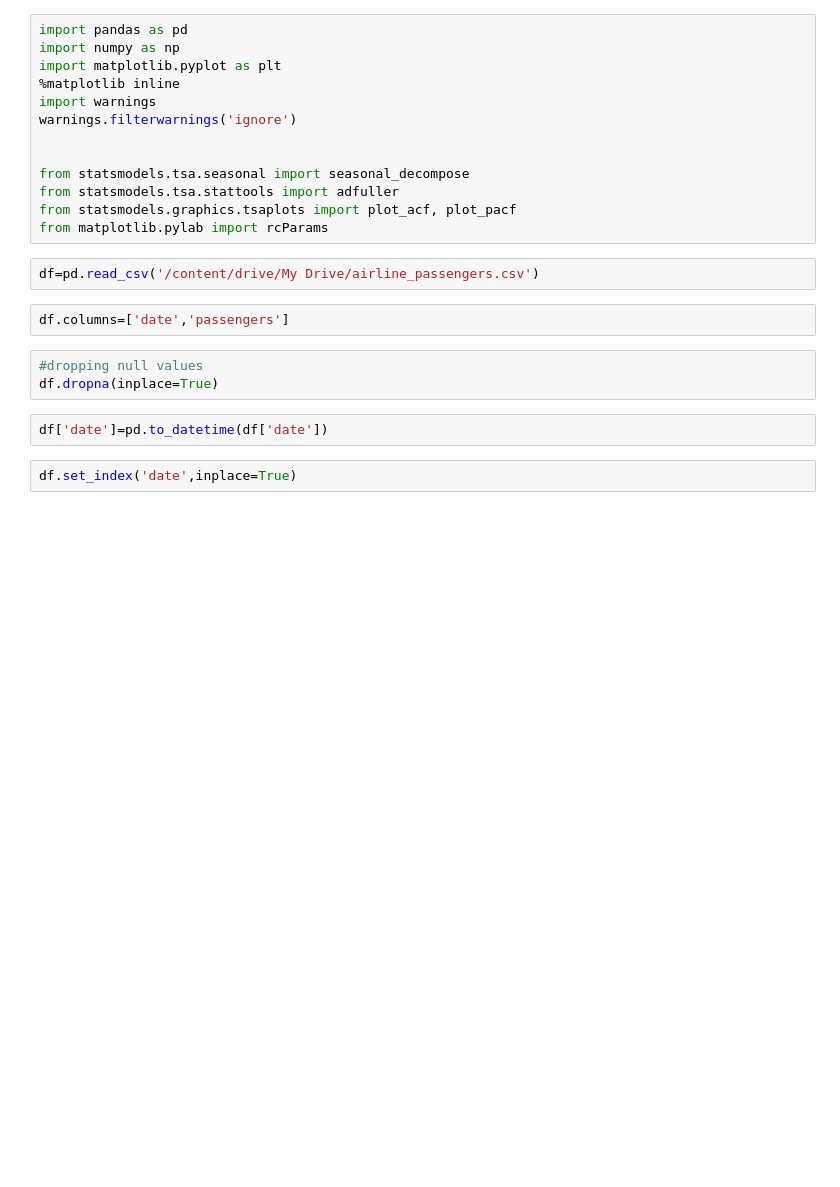
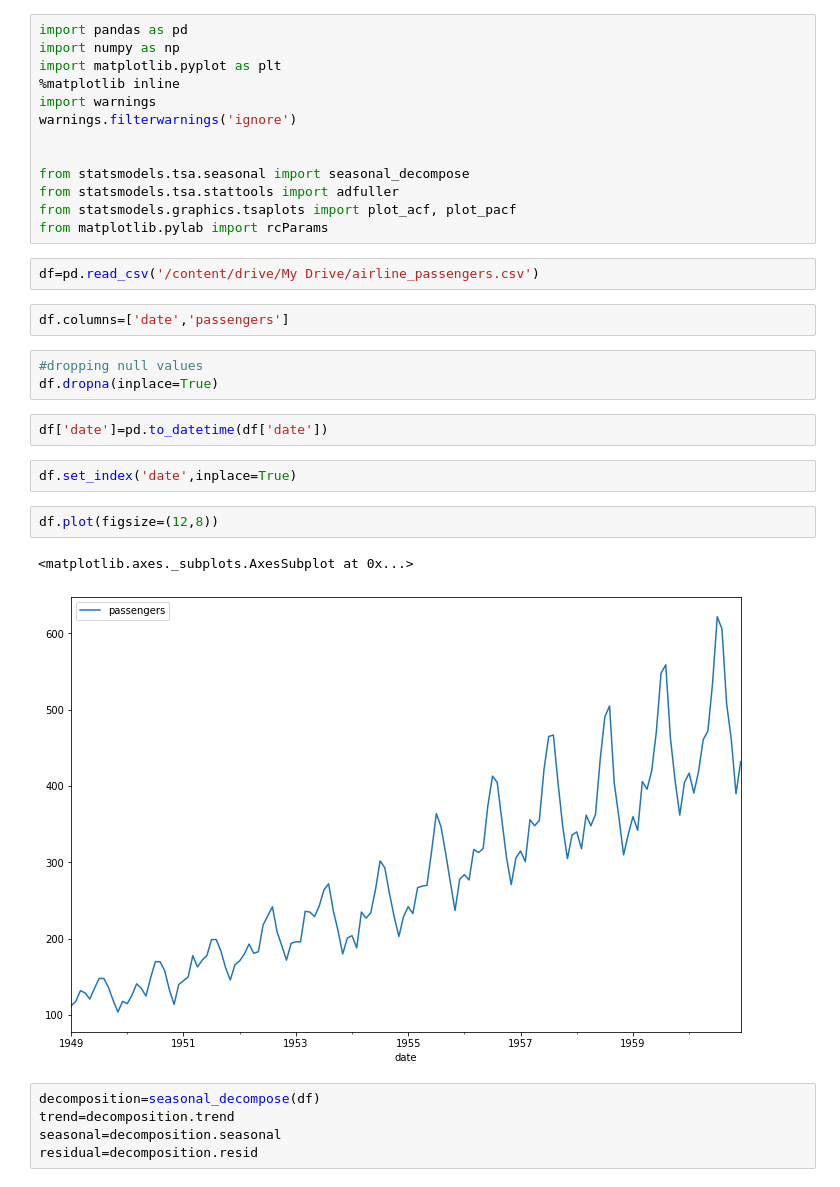
Before and after one commit to sailajak2003/TimeSeries, a Jupyter notebook: airline_pssg.ipynb, the cells around one changed output. Drawn from its saved outputs; the diff is of its cells as text; blank space fills up the shorter version.

```diff
--- a/airline_pssg.ipynb
+++ b/airline_pssg.ipynb
@@ -22,3 +22,13 @@ df.dropna(inplace=True)
 df['date']=pd.to_datetime(df['date'])
 # %%
 df.set_index('date',inplace=True)
+# %%
+df.plot(figsize=(12,8))
+# %% [output]
+<matplotlib.axes._subplots.AxesSubplot at 0x...>
+[figure, added]
+# %%
+decomposition=seasonal_decompose(df)
+trend=decomposition.trend
+seasonal=decomposition.seasonal
+residual=decomposition.resid
```
Also changed, not shown: parts of 1 cell of this notebook.
